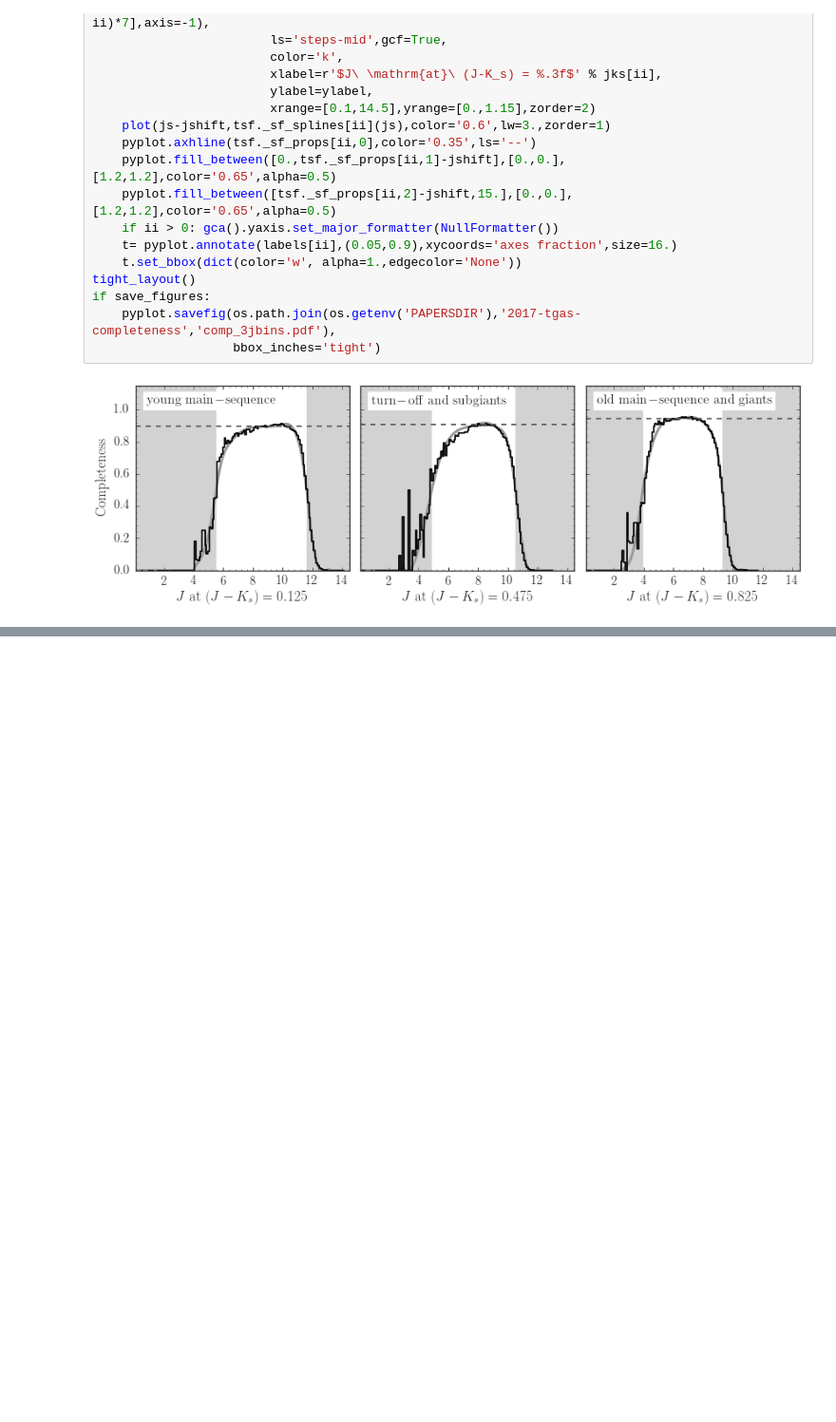
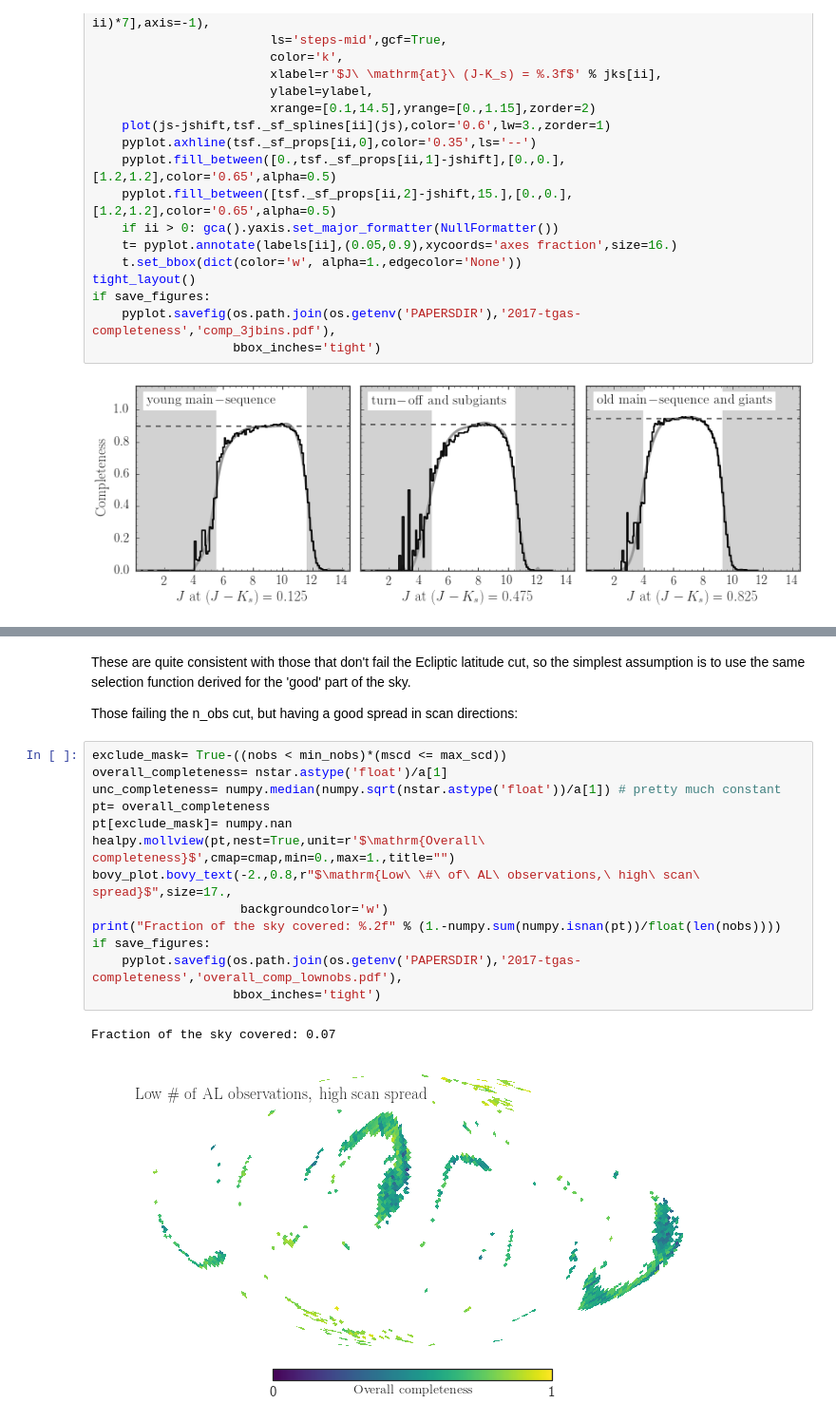
Before and after one commit to jobovy/tgas-completeness, a Jupyter notebook: py/TGAS-selection-function.ipynb, the cells around one changed output, grey strips where cells are left out. Shown at 95% size. Saved outputs shown, nothing was run; the diff lists cells and outputs as text; blank space fills up the shorter version.

```diff
--- a/py/TGAS-selection-function.ipynb
+++ b/py/TGAS-selection-function.ipynb
@@ -527,0 +599,20 @@ if save_figures:
+# %% [markdown]
+These are quite consistent with those that don't fail the Ecliptic latitude cut, so the simplest assumption is to use the same selection function derived for the 'good' part of the sky.
+
+Those failing the n_obs cut, but having a good spread in scan directions:
+# %%
+exclude_mask= True-((nobs < min_nobs)*(mscd <= max_scd))
+overall_completeness= nstar.astype('float')/a[1]
+unc_completeness= numpy.median(numpy.sqrt(nstar.astype('float'))/a[1]) # pretty much constant
+pt= overall_completeness
+pt[exclude_mask]= numpy.nan
+healpy.mollview(pt,nest=True,unit=r'$\mathrm{Overall\ completeness}$',cmap=cmap,min=0.,max=1.,title="")
+bovy_plot.bovy_text(-2.,0.8,r"$\mathrm{Low\ \#\ of\ AL\ observations,\ high\ scan\ spread}$",size=17.,
+                    backgroundcolor='w')
+print("Fraction of the sky covered: %.2f" % (1.-numpy.sum(numpy.isnan(pt))/float(len(nobs))))
+if save_figures:
+    pyplot.savefig(os.path.join(os.getenv('PAPERSDIR'),'2017-tgas-completeness','overall_comp_lownobs.pdf'),
+                   bbox_inches='tight')
+# %% [output]
+Fraction of the sky covered: 0.07
+[figure, added]
```
Also changed, not shown: parts of 17 cells of this notebook, 2 other files.
